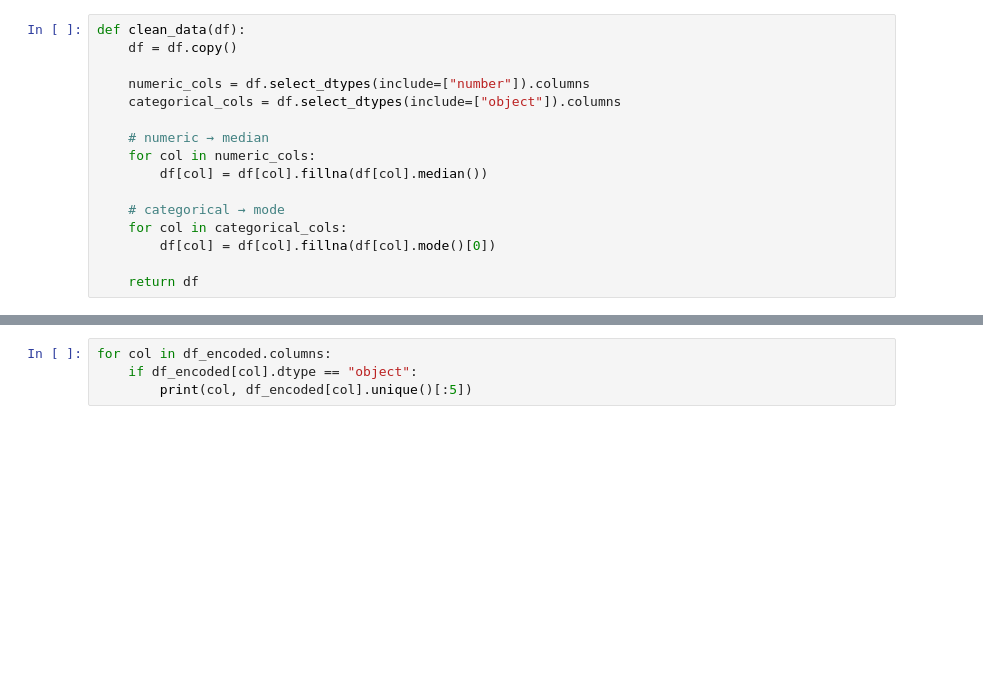
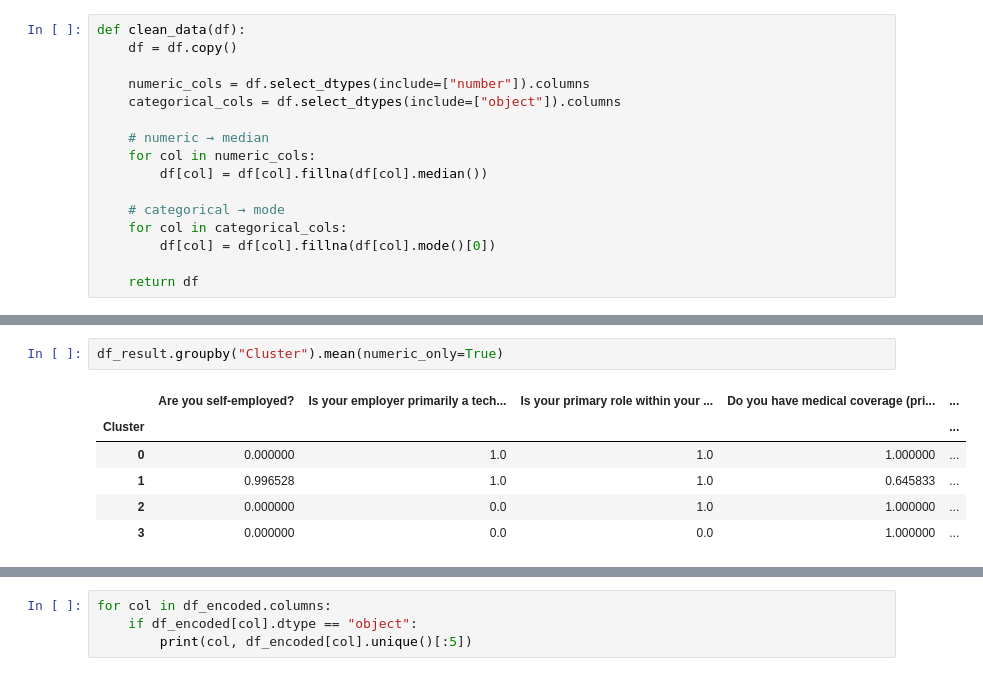
Before and after one commit to Phethakakhle/mental-health-unsupervised-learning, a Jupyter notebook: notebooks/analysis.ipynb, the cells around one changed output, grey strips where cells are left out. Cells and saved outputs as stored; diff of their text form; blank space fills up the shorter version.

```diff
--- a/notebooks/analysis.ipynb
+++ b/notebooks/analysis.ipynb
@@ -112,0 +119,9 @@ NameError: name 'pd' is not defined
+# %%
+df_result.groupby("Cluster").mean(numeric_only=True)
+# %% [output]
+|  | Are you self-employed? | Is your employer primarily a tech... | Is your primary role within your ... | Do you have medical coverage (pri... | ... |
+| Cluster |  |  |  |  | ... |
+| 0 | 0.000000 | 1.0 | 1.0 | 1.000000 | ... |
+| 1 | 0.996528 | 1.0 | 1.0 | 0.645833 | ... |
+| 2 | 0.000000 | 0.0 | 1.0 | 1.000000 | ... |
+| 3 | 0.000000 | 0.0 | 0.0 | 1.000000 | ... |
```
Also changed, not shown: parts of 31 cells of this notebook.
